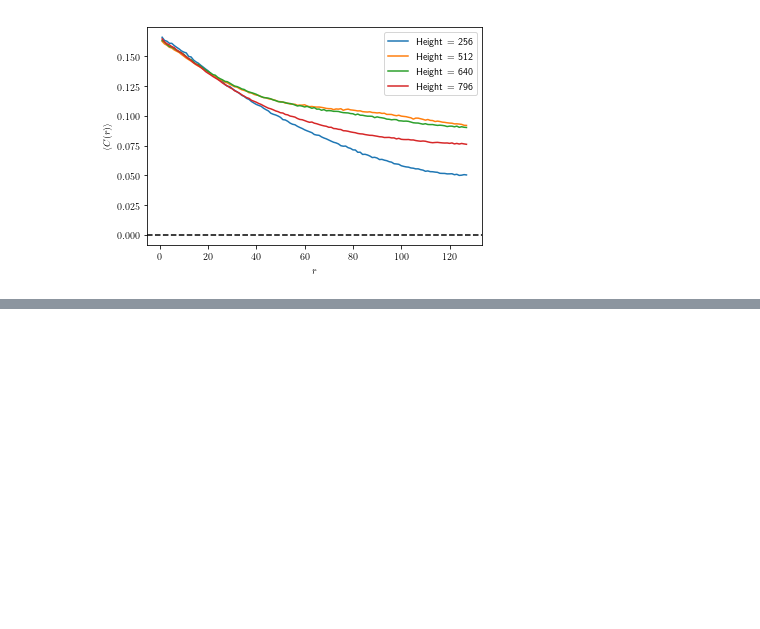
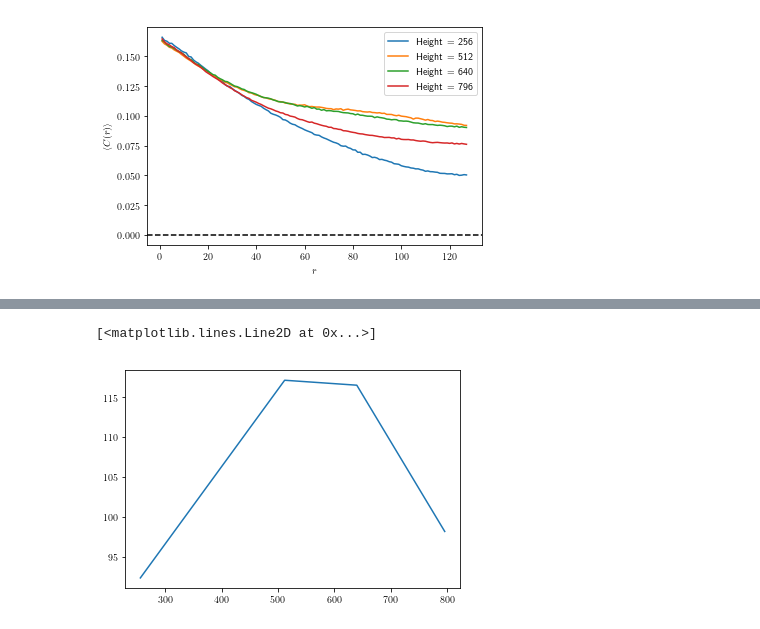
Before and after one commit to mlazarn/Summer18Research, a Jupyter notebook: MonteCarloSim/Untitled2.ipynb, the cells around one changed output, grey strips where cells are left out. Saved outputs shown, nothing was run; the diff lists cells and outputs as text; code cells hidden in the pictures; blank space fills up the shorter version.

```diff
--- a/MonteCarloSim/Untitled2.ipynb
+++ b/MonteCarloSim/Untitled2.ipynb
@@ -56,0 +57,15 @@ ax2.legend()
+# %%
+x = np.arange(0, 40)
+line1 = linregress(x, np.log(data1[80,1:41]))
+line2 = linregress(x, np.log(data2[80,1:41]))
+line3 = linregress(x, np.log(data3[80,1:41]))
+line4 = linregress(x, np.log(data4[80,1:41]))
+# %%
+syst_size = np.array([256, 512, 640, 796])
+corr_len = 1/np.abs(np.array([line1.slope, line2.slope, line3.slope, line4.slope]))
+# %%
+fig3, ax3 = plt.subplots(facecolor="white")
+ax3.plot(syst_size, corr_len, label="Height = 256")
+# %% [output]
+[<matplotlib.lines.Line2D at 0x...>]
+[figure, added]
```
Also changed, not shown: parts of 10 cells of this notebook, 2 other files.
